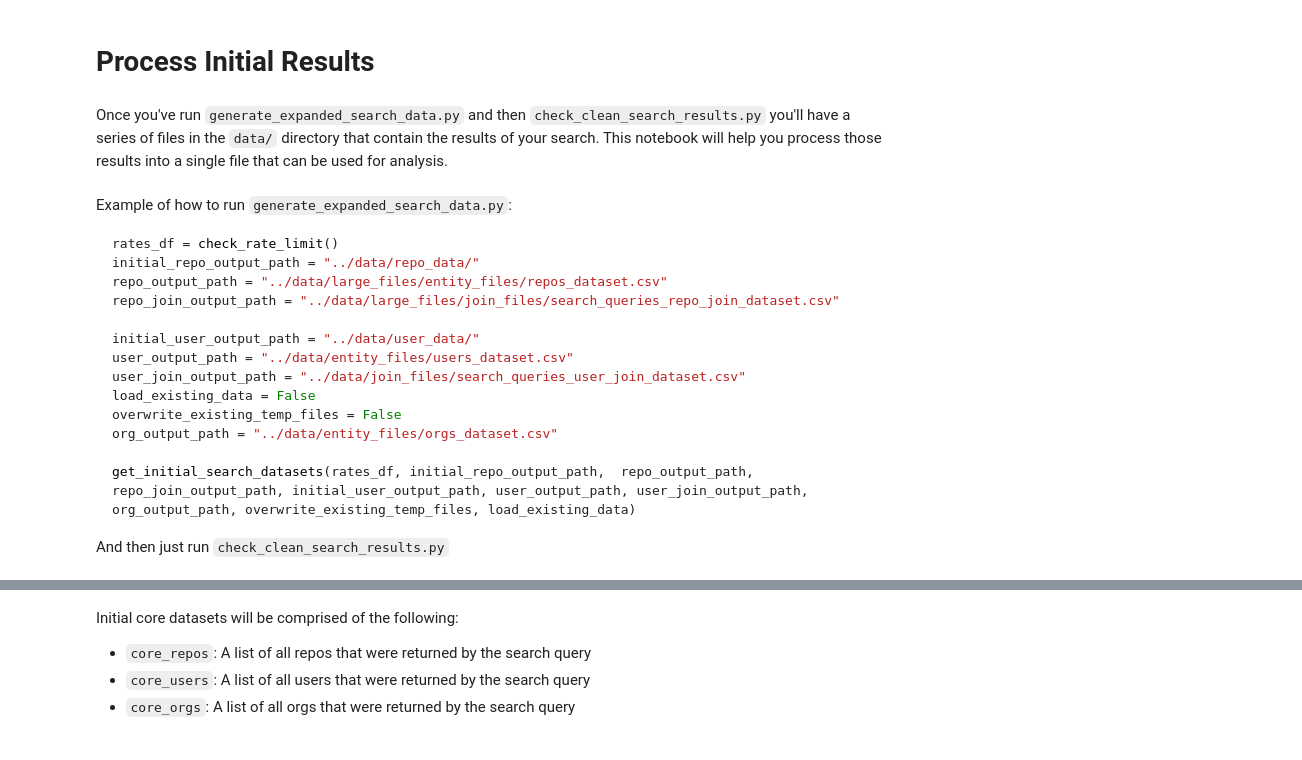
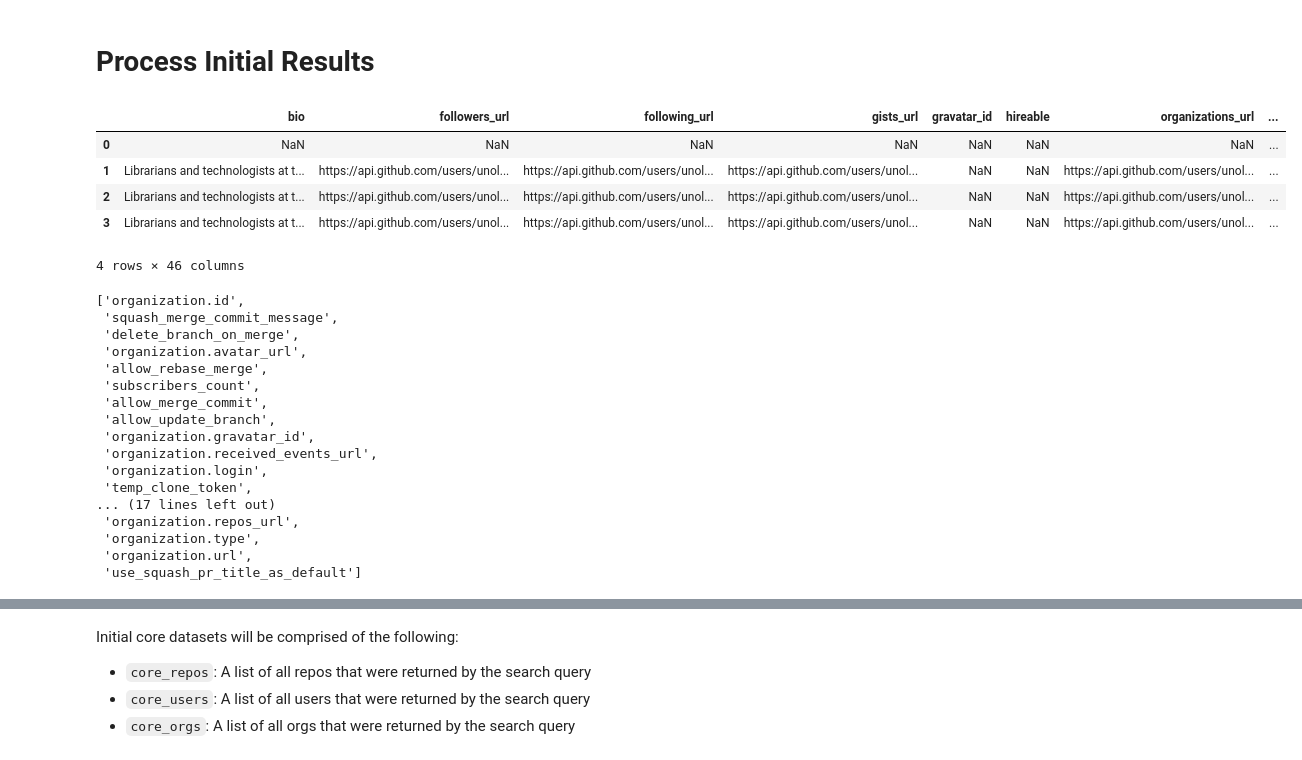
Before and after one commit to CodingDH/searching-for-DH, a Jupyter notebook: data_cleaning_notebooks/ProcessInitialResults.ipynb, the cells around one changed output, grey strips where cells are left out. Drawn from its saved outputs; the diff is of its cells as text; code cells hidden in the pictures.

````diff
--- a/data_cleaning_notebooks/ProcessInitialResults.ipynb
+++ b/data_cleaning_notebooks/ProcessInitialResults.ipynb
@@ -13,22 +13,0 @@ from data_generation_scripts.general_utils import *
-# %% [markdown]
-Once you've run `generate_expanded_search_data.py` and then `check_clean_search_results.py` you'll have a series of files in the `data/` directory that contain the results of your search. This notebook will help you process those results into a single file that can be used for analysis.
-# %% [markdown]
-Example of how to run `generate_expanded_search_data.py`:
-
-```python3
-rates_df = check_rate_limit()
-initial_repo_output_path = "../data/repo_data/"
-repo_output_path = "../data/large_files/entity_files/repos_dataset.csv"
-repo_join_output_path = "../data/large_files/join_files/search_queries_repo_join_dataset.csv"
-
-initial_user_output_path = "../data/user_data/"
-user_output_path = "../data/entity_files/users_dataset.csv"
-user_join_output_path = "../data/join_files/search_queries_user_join_dataset.csv"
-load_existing_data = False
-overwrite_existing_temp_files = False
-org_output_path = "../data/entity_files/orgs_dataset.csv"
-
-get_initial_search_datasets(rates_df, initial_repo_output_path,  repo_output_path, repo_join_output_path, initial_user_output_path, user_output_path, user_join_output_path, org_output_path, overwrite_existing_temp_files, load_existing_data)
-```
-
-And then just run `check_clean_search_results.py`
@@ -34,0 +16,13 @@ And then just run `check_clean_search_results.py`
+# %%
+test = pd.read_csv(f"{data_directory_path}/historic_data/entity_files/all_orgs/unolibraries_coding_dh_org.csv")
+test2 = pd.read_csv("../../all_orgs/CPHDH_coding_dh_org.csv")
+test3 = pd.read_csv(f"{data_directory_path}/historic_data/entity_files/all_repos/programminghistorian_jekyll_coding_dh_repo.csv")
+# %%
+test[test.star_count.isna()]
+# %% [output]
+|  | bio | followers_url | following_url | gists_url | gravatar_id | hireable | organizations_url | ... |
+| 0 | NaN | NaN | NaN | NaN | NaN | NaN | NaN | ... |
+| 1 | Librarians and technologists at t... | https://api.github.com/users/unol... | https://api.github.com/users/unol... | https://api.github.com/users/unol... | NaN | NaN | https://api.github.com/users/unol... | ... |
+| 2 | Librarians and technologists at t... | https://api.github.com/users/unol... | https://api.github.com/users/unol... | https://api.github.com/users/unol... | NaN | NaN | https://api.github.com/users/unol... | ... |
+| 3 | Librarians and technologists at t... | https://api.github.com/users/unol... | https://api.github.com/users/unol... | https://api.github.com/users/unol... | NaN | NaN | https://api.github.com/users/unol... | ... |
+4 rows × 46 columns
@@ -34,0 +31,20 @@ And then just run `check_clean_search_results.py`
+# %%
+list(set(response_df.columns) - set(repo_headers))
+# %% [output]
+['organization.id',
+ 'squash_merge_commit_message',
+ 'delete_branch_on_merge',
+ 'organization.avatar_url',
+ 'allow_rebase_merge',
+ 'subscribers_count',
+ 'allow_merge_commit',
+ 'allow_update_branch',
+ 'organization.gravatar_id',
+ 'organization.received_events_url',
+ 'organization.login',
+ 'temp_clone_token',
+... (17 lines left out)
+ 'organization.repos_url',
+ 'organization.type',
+ 'organization.url',
+ 'use_squash_pr_title_as_default']
````
Also changed, not shown: parts of 41 cells of this notebook, 5 other files.
